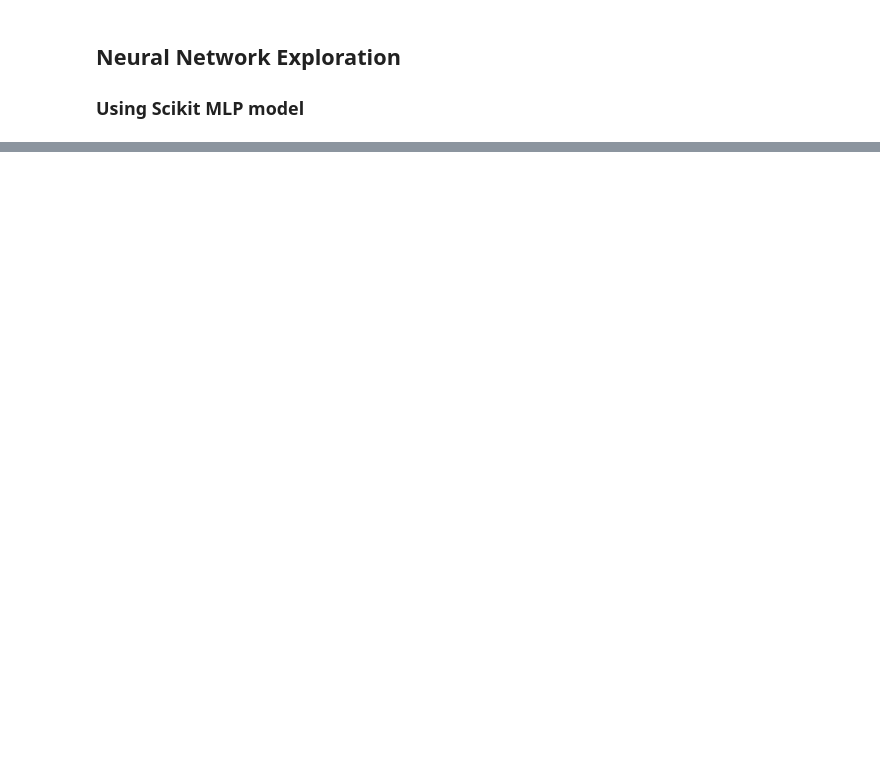
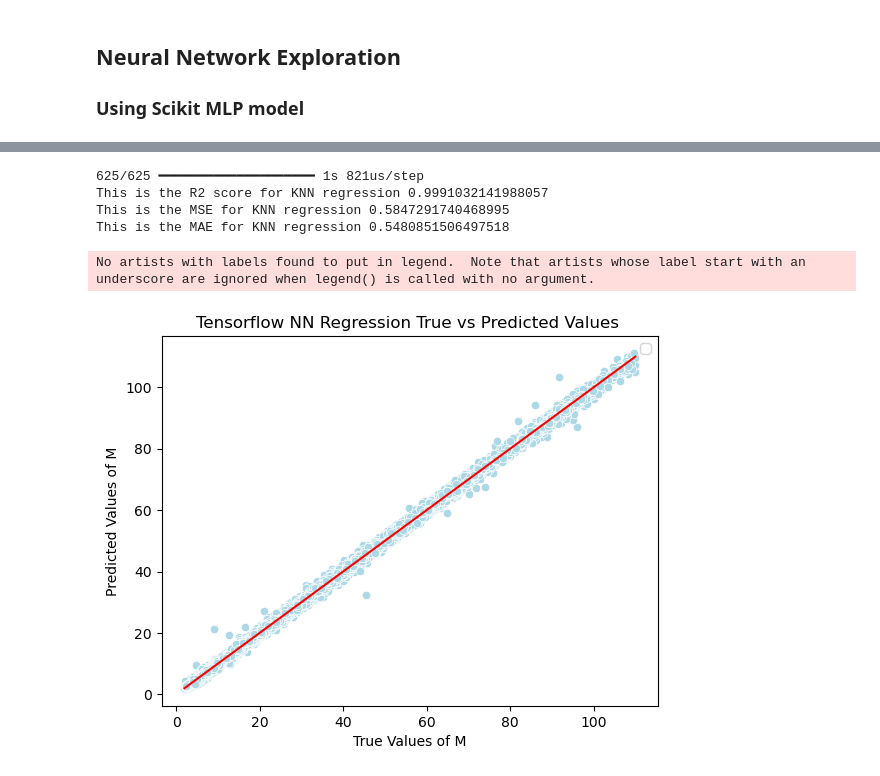
Before and after one commit to Bmar04/CERNElectronCollisionMassPrediction, a Jupyter notebook: Main.ipynb, the cells around one changed output, grey strips where cells are left out. Saved outputs shown, nothing was run; the diff lists cells and outputs as text; code cells hidden in the pictures; blank space fills up the shorter version.

```diff
--- a/Main.ipynb
+++ b/Main.ipynb
@@ -208,0 +249,10 @@ No artists with labels found to put in legend.  Note that artists whose label st
+# %%
+nn_model = keras.Sequential([
+    tf.keras.layers.Dense(256, activation='relu', input_shape=(18,)),
+    tf.keras.layers.Dense(256, activation='relu'),
+    tf.keras.layers.Dense(128, activation='relu'),
+    tf.keras.layers.Dense(64, activation='relu'),
+    tf.keras.layers.Dense(32, activation='relu'),
+    tf.keras.layers.Dense(1, activation='linear')
+])
+nn_model.summary()
@@ -208,0 +279,8 @@ No artists with labels found to put in legend.  Note that artists whose label st
+# %%
+#stop = earlystopping = callbacks.EarlyStopping(monitor= 'loss', patience=5, mode='min', restore_best_weights=True)
+
+
+nn_model.compile(optimizer=tf.keras.optimizers.Adam(0.001), loss='mean_squared_error', metrics=['mean_squared_error','mean_absolute_error'])
+
+
+history = nn_model.fit(X_train_scl, y_train, epochs=100, validation_split=0.2)
@@ -208,0 +305,30 @@ No artists with labels found to put in legend.  Note that artists whose label st
+# %%
+nn_pred = nn_model.predict(X_test_scl).flatten()
+
+print(f'This is the R2 score for KNN regression {r2_score(y_test, nn_pred)}')
+print(f'This is the MSE for KNN regression {mean_squared_error(y_test, nn_pred)}')
+print(f'This is the MAE for KNN regression {mean_absolute_error(y_test, nn_pred)}')
+# %% [output]
+625/625 ━━━━━━━━━━━━━━━━━━━━ 1s 821us/step
+This is the R2 score for KNN regression 0.9991032141988057
+This is the MSE for KNN regression 0.5847291740468995
+This is the MAE for KNN regression 0.5480851506497518
+# %%
+#MLP Regression plot
+#Making the plot
+sns.scatterplot(x = y_test, y = nn_pred, color='lightblue')
+#calculating true value line
+nn_max = y_test.max()
+nn_min = y_test.min()
+#plotting true value line
+sns.lineplot(x = [nn_max, nn_min], y = [nn_max, nn_min], color='red')
+
+#Labeling plot
+plt.xlabel('True Values of M')
+plt.ylabel('Predicted Values of M')
+plt.title('Tensorflow NN Regression True vs Predicted Values ')
+plt.legend()
+plt.show()
+# %% [output]
+No artists with labels found to put in legend.  Note that artists whose label start with an underscore are ignored when legend() is called with no argument.
+[figure, added]
```
Also changed, not shown: parts of 14 cells of this notebook.
